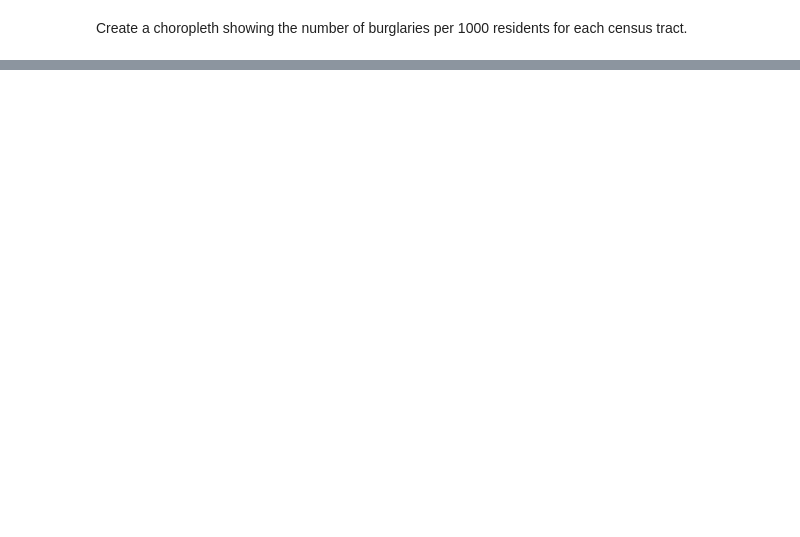
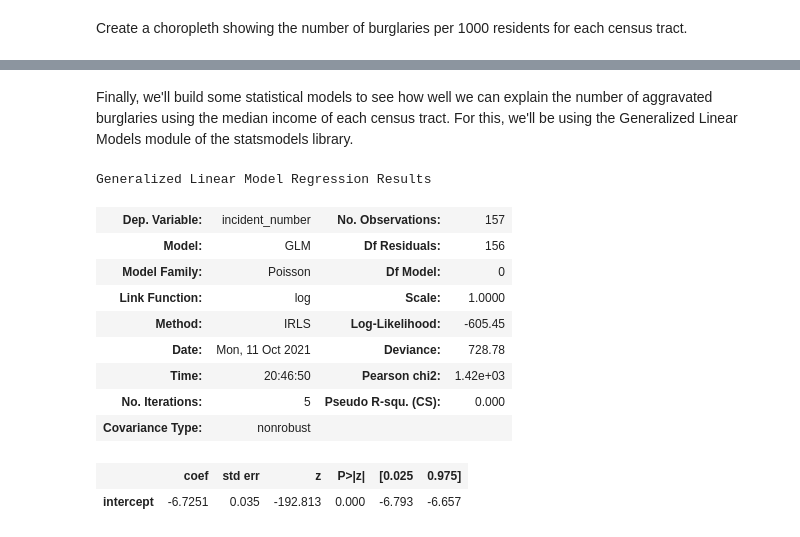
Before and after one commit to nss-data-science-cohort-5/geospatial_api-purple-pumas, a Jupyter notebook: Aggravated Burglaries - Davidson Co.ipynb, the cells around one changed output, grey strips where cells are left out. Cells and saved outputs as stored; diff of their text form; code cells hidden in the pictures; blank space fills up the shorter version.

```diff
--- a/Aggravated Burglaries - Davidson Co.ipynb
+++ b/Aggravated Burglaries - Davidson Co.ipynb
@@ -148,0 +160,39 @@ d. How do your models compare? Hint: the fit models have an AIC attribute.
+# %% [markdown]
+Finally, we'll build some statistical models to see how well we can explain the number of aggravated burglaries using the median income of each census tract. For this, we'll be using the Generalized Linear Models module of the statsmodels library.
+# %%
+# 5(a)  Build a "base model" - a Poisson regression model with just an intercept term with target variable
+#       the rate of burglaries per census tract. (Offset using the [log of the] population so that we are
+#       looking at the rate of burglaries per population instead of the number of burglaries.)
+
+# Create necessary log and intercept columns
+
+model_data = choropleth_data.copy()
+model_data['intercept'] = 1
+model_data['log_population'] = np.log(model_data['population'])
+model_data['log_median_income'] = np.log(model_data['median_income'])
+model_data = model_data[['tract', 'population', 'incident_number', 'incident_rate_per_1000', 'geometry', 'median_income',
+                        'intercept', 'log_population', 'log_median_income']]
+model_data = choropleth_data.dropna()
+
+# Generate Untrained Poisson model
+
+untrained_poisson_model = sm.GLM(endog = model_data['incident_number'],
+                    exog = model_data['intercept'],
+                    offset = model_data['log_population'],
+                    family = sm.families.Poisson()).fit()
+
+
+untrained_poisson_model.summary()
+# %% [output]
+Generalized Linear Model Regression Results
+| Dep. Variable: | incident_number | No. Observations: | 157 |
+| Model: | GLM | Df Residuals: | 156 |
+| Model Family: | Poisson | Df Model: | 0 |
+| Link Function: | log | Scale: | 1.0000 |
+| Method: | IRLS | Log-Likelihood: | -605.45 |
+| Date: | Mon, 11 Oct 2021 | Deviance: | 728.78 |
+| Time: | 20:46:50 | Pearson chi2: | 1.42e+03 |
+| No. Iterations: | 5 | Pseudo R-squ. (CS): | 0.000 |
+| Covariance Type: | nonrobust |  |  |
+|  | coef | std err | z | P>|z| | [0.025 | 0.975] |
+| intercept | -6.7251 | 0.035 | -192.813 | 0.000 | -6.793 | -6.657 |
```
Also changed, not shown: parts of 23 cells of this notebook, 11 other files.
